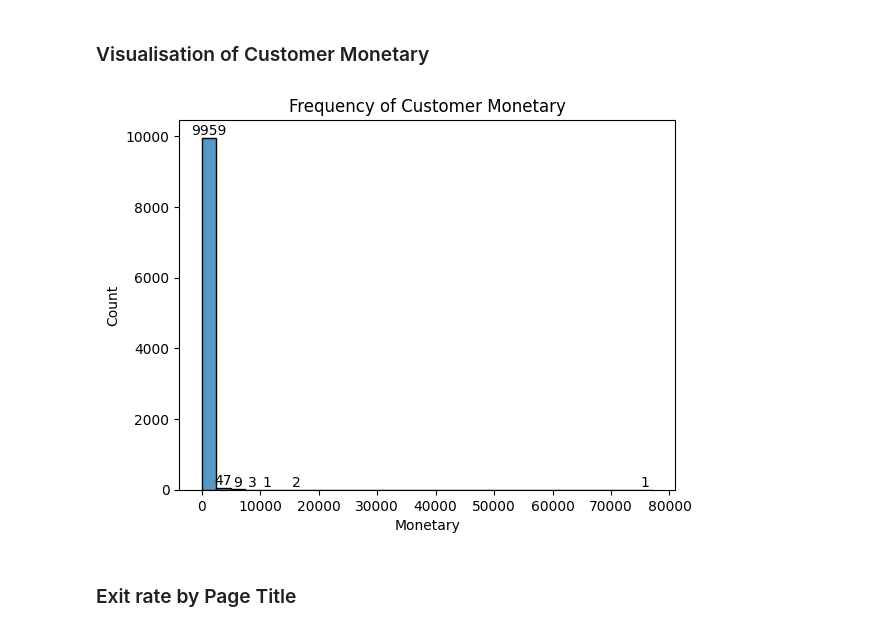
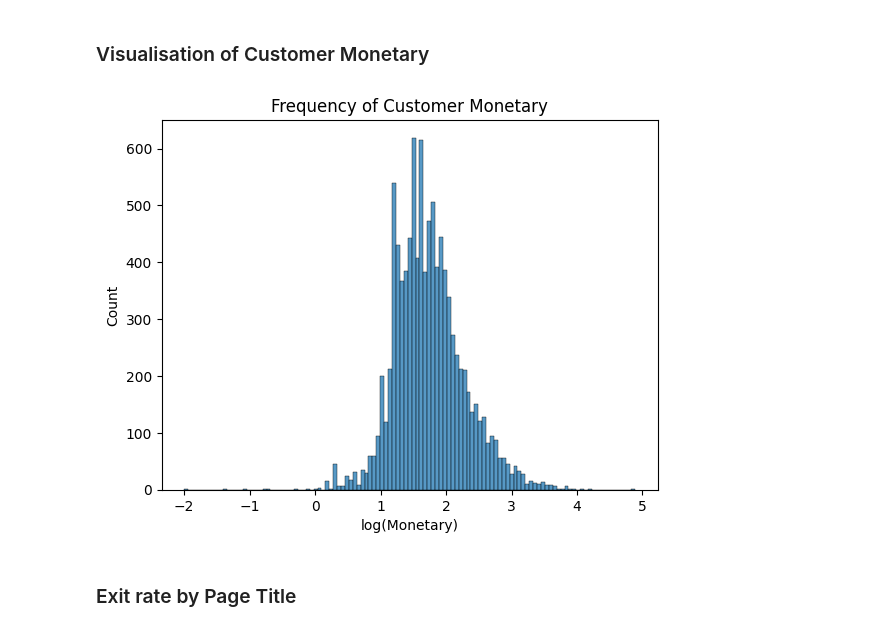
Before and after one commit to woobrandon/DSA3101-Potato-Wedges, a Jupyter notebook: GoogleAnalyticsAnalysis.ipynb, the cells around one changed output. Saved outputs shown, nothing was run; the diff lists cells and outputs as text; code cells hidden in the pictures.

Commit message:
Updated: Histogram of customer monetary - log

```diff
--- a/GoogleAnalyticsAnalysis.ipynb
+++ b/GoogleAnalyticsAnalysis.ipynb
@@ -238,43 +209,34 @@ result_df
 # %%
 query = f"""
     WITH CustomerMonetary AS (
         SELECT
             fullVisitorId AS visitorId,
             COALESCE(totals.transactionRevenue, 0) AS transactionRevenue
         FROM `bigquery-public-data.google_analytics_sample.ga_sessions_*`
         WHERE totals.transactions >= 1
     )
 
     SELECT
         visitorId,
         SUM(transactionRevenue)/1e6 AS monetary
     FROM
         CustomerMonetary
     GROUP BY
         visitorId
     """
 rows = client.query(query)
 
 result_df = rows.to_dataframe()
 
-ax = sns.histplot(result_df.monetary, binwidth=2500)
+ax = sns.histplot(np.log10(result_df.monetary))
 
 plt.title('Frequency of Customer Monetary')
-plt.xlabel('Monetary')
+plt.xlabel('log(Monetary)')
 plt.ylabel('Count')
 
-for p in ax.patches:
-    if int(p.get_height()) > 0:
-        ax.annotate(
-            f'{int(p.get_height())}',
-            (p.get_x() + p.get_width() / 2, p.get_height()),
-            ha='center',
-            va='bottom'
-        )
-
 plt.show()
 # %% [output]
-[figure, old version]
+[figure, new version]
 # %% [markdown]
 ### Exit rate by Page Title
 # %%
```
Also changed, not shown: parts of 1 cell of this notebook.
